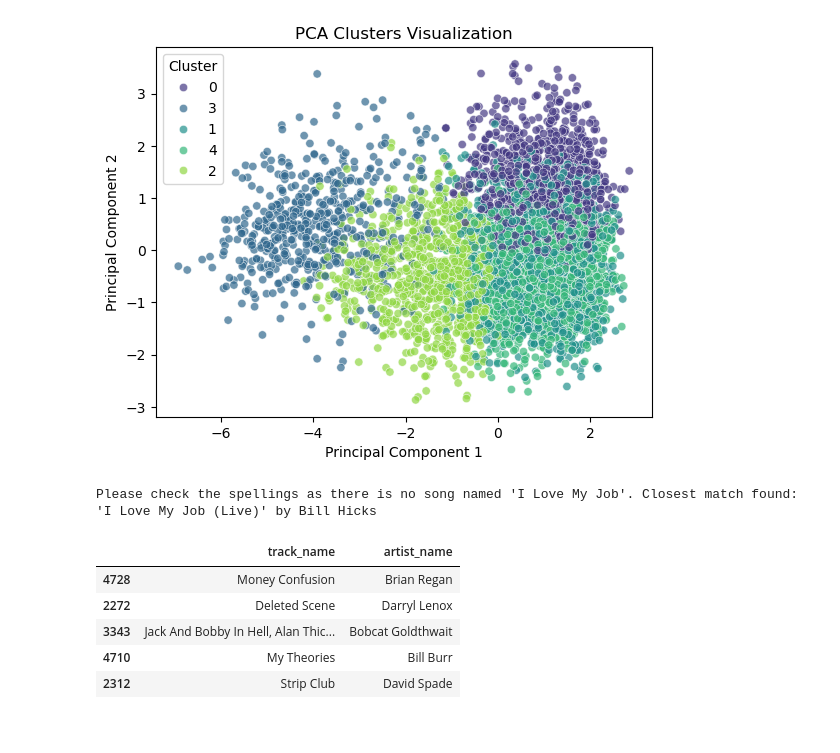
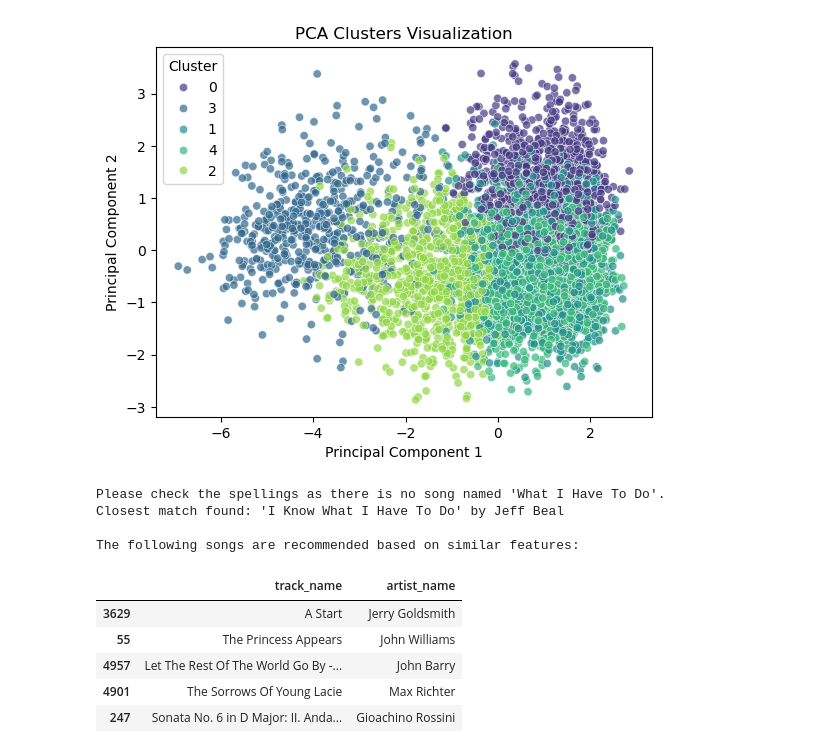
Before and after one commit to Tserrof7/Whats-Your-Jam-Final-Project, a Jupyter notebook: spotify.ipynb, the cells around one changed output. Cells and saved outputs as stored; diff of their text form; code cells hidden in the pictures.

```diff
--- a/spotify.ipynb
+++ b/spotify.ipynb
@@ -140,7 +140,7 @@ def find_closest_match(input_song, cutoff=0.6):
     if closest_match:
         matched_song = closest_match[0]
         matched_artist = df_scaled.loc[df_scaled["track_name"] == matched_song, "artist_name"].values[0]
-        print(f"Please check the spellings as there is no song named '{input_song}'. Closest match found: '{matched_song}' by {matched_artist}")
+        print(f"Please check the spellings as there is no song named '{input_song}'. \nClosest match found: '{matched_song}' by {matched_artist}")
         return matched_song, matched_artist  # Return both song & artist
     else:
         return None, None  # No match found
@@ -169,41 +169,46 @@ def recommend_song(input_song, cutoff=0.6, similarity_threshold=0.5):
 
     # Compute similarity
     similarities = cosine_similarity(song_features, X_scaled_valid)
 
     # Normalize similarity scores
     similarity_scores = similarities[0] / similarities[0].max()
 
     # Prepare recommendations DataFrame (exclude the original artist)
     df_valid = df_sample.loc[valid_rows].copy()
     df_valid["Similarity"] = similarity_scores
 
     input_artist = df_valid.loc[df_valid["track_name"] == matched_song, "artist_name"].values[0]
     recommendations = df_valid[(df_valid["artist_name"] != input_artist) & (df_valid["Similarity"] >= similarity_threshold)]
 
     # Sort by similarity first, then danceability & energy
     recommendations = recommendations.sort_values(by=["Similarity", "danceability", "energy"], ascending=[False, False, False]).head(10)
 
     if recommendations.empty:
         return f"No recommendations found for '{matched_song}'. Try adjusting filters or checking dataset."
 
-    # **Return only track name and artist name**
+    # **Return only track name and artist name with a formatted message**
+    print("\nThe following songs are recommended based on similar features:\n")
     return recommendations[["track_name", "artist_name"]]
 
+
 # Test Case
-test_song = "I Love My Job"
+test_song = "What I Have To Do"
 
 # Run recommendation
 recommended_songs = recommend_song(test_song)
 recommended_songs.head()  # Display the top recommendations
 # Display the top recommendations
 # %% [output]
-Please check the spellings as there is no song named 'I Love My Job'. Closest match found: 'I Love My Job (Live)' by Bill Hicks
+Please check the spellings as there is no song named 'What I Have To Do'.
+Closest match found: 'I Know What I Have To Do' by Jeff Beal
+
+The following songs are recommended based on similar features:
 |  | track_name | artist_name |
-| 4728 | Money Confusion | Brian Regan |
-| 2272 | Deleted Scene | Darryl Lenox |
-| 3343 | Jack And Bobby In Hell, Alan Thic... | Bobcat Goldthwait |
-| 4710 | My Theories | Bill Burr |
-| 2312 | Strip Club | David Spade |
+| 3629 | A Start | Jerry Goldsmith |
+| 55 | The Princess Appears | John Williams |
+| 4957 | Let The Rest Of The World Go By -... | John Barry |
+| 4901 | The Sorrows Of Young Lacie | Max Richter |
+| 247 | Sonata No. 6 in D Major: II. Anda... | Gioachino Rossini |
 # %%
 # Save the PCA DataFrame to CSV for further analysis
 pca_df.to_csv("resources/pca_results.csv", index=False)
```
